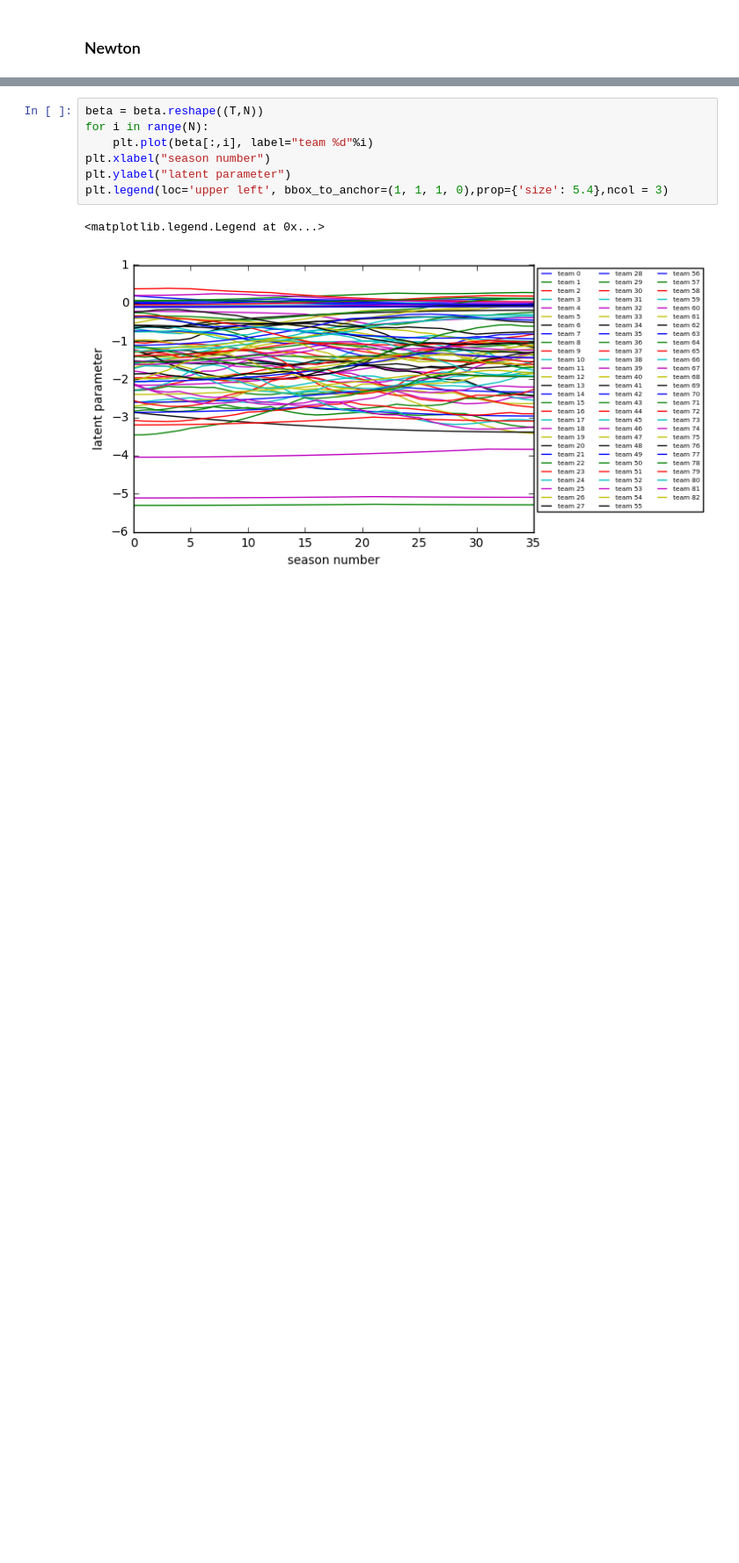
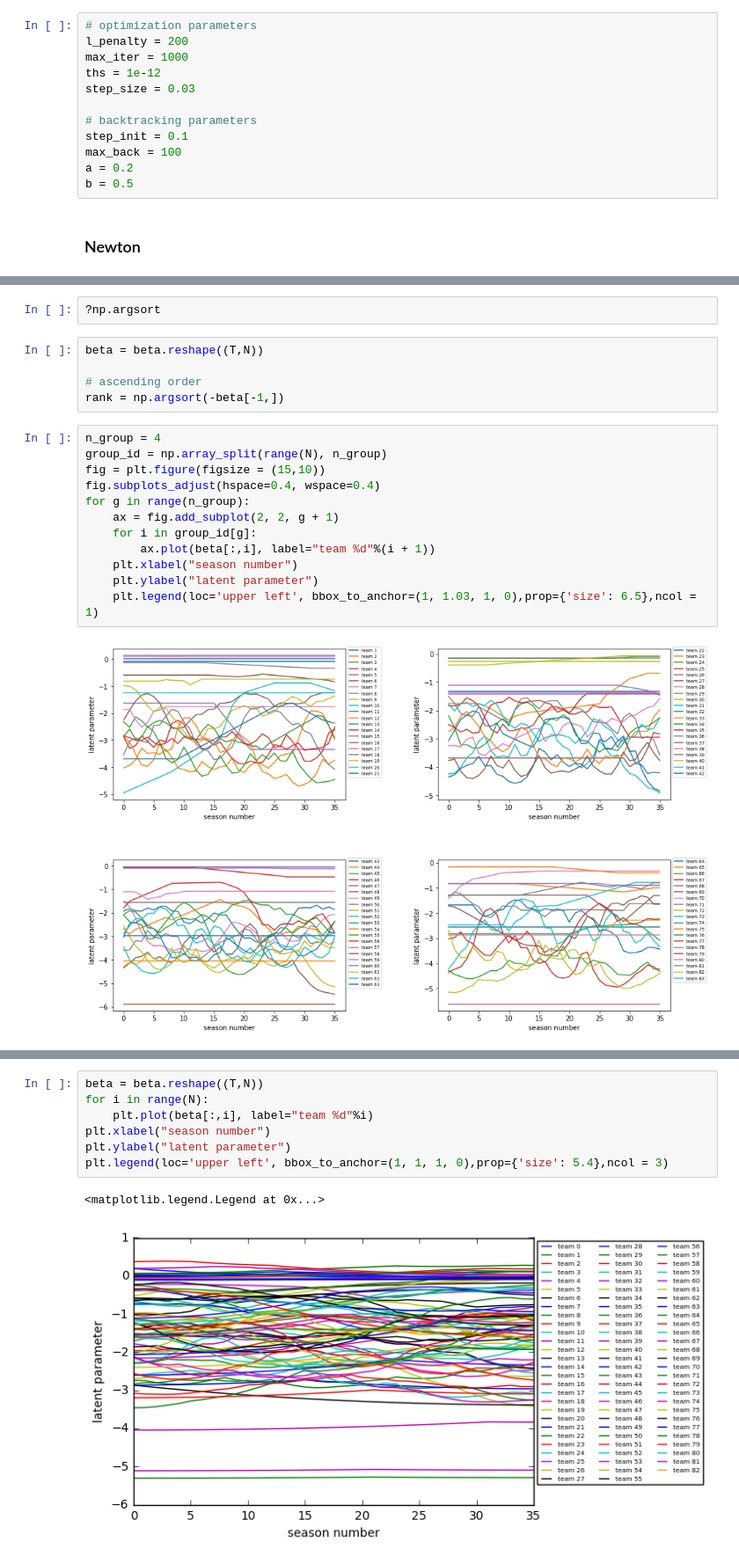
Before and after one commit to shamindras/bradley-terry-convexopt, a Jupyter notebook: python/jupyter/analysis_nascar.ipynb, the cells around one changed output, grey strips where cells are left out. Shown at 88% size. Cells and saved outputs as stored; diff of their text form; blank space fills up the shorter version.

```diff
--- a/python/jupyter/analysis_nascar.ipynb
+++ b/python/jupyter/analysis_nascar.ipynb
@@ -123,3 +126,15 @@ b = 0.5
+# %%
+# optimization parameters
+l_penalty = 200
+max_iter = 1000
+ths = 1e-12
+step_size = 0.03
+
+# backtracking parameters
+step_init = 0.1
+max_back = 100
+a = 0.2
+b = 0.5
 # %% [markdown]
 ### Newton
 # %%
@@ -168 +180,22 @@ initial objective value: 409584.134729
 Converged!
+# %%
+?np.argsort
+# %%
+beta = beta.reshape((T,N))
+
+# ascending order
+rank = np.argsort(-beta[-1,])
+# %%
+n_group = 4
+group_id = np.array_split(range(N), n_group)
+fig = plt.figure(figsize = (15,10))
+fig.subplots_adjust(hspace=0.4, wspace=0.4)
+for g in range(n_group):
+    ax = fig.add_subplot(2, 2, g + 1)
+    for i in group_id[g]:
+        ax.plot(beta[:,i], label="team %d"%(i + 1))
+    plt.xlabel("season number")
+    plt.ylabel("latent parameter")
+    plt.legend(loc='upper left', bbox_to_anchor=(1, 1.03, 1, 0),prop={'size': 6.5},ncol = 1)
+# %% [output]
+[figure, added]
```
Also changed, not shown: parts of 18 cells of this notebook, 5 other files.
